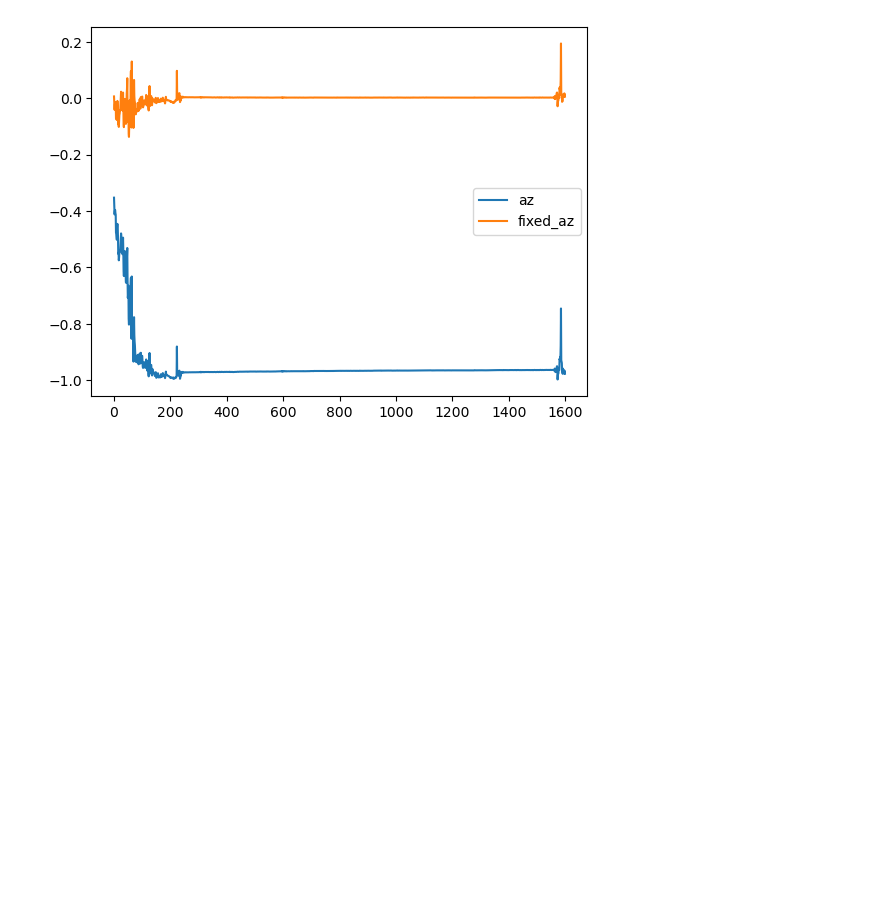
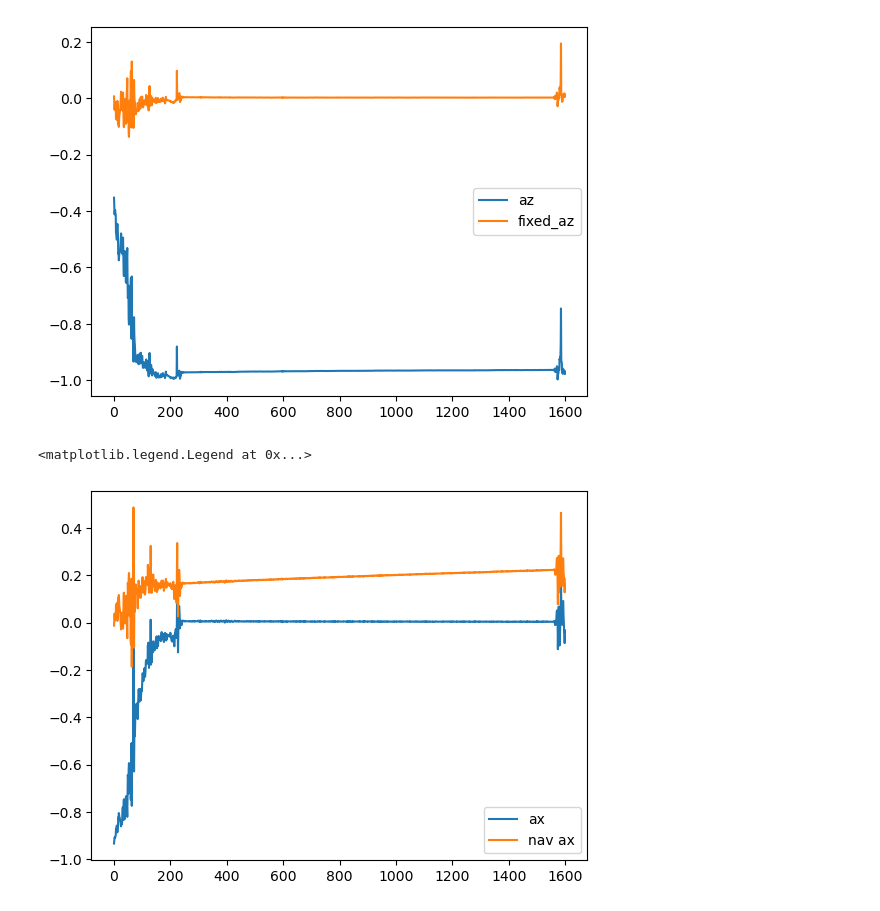
Before and after one commit to anni5701/tracePrediction, a Jupyter notebook: processing_notebook.ipynb, the cells around one changed output. Saved outputs shown, nothing was run; the diff lists cells and outputs as text; code cells hidden in the pictures; blank space fills up the shorter version.

Commit message:
noisy navigation frame data

```diff
--- a/processing_notebook.ipynb
+++ b/processing_notebook.ipynb
@@ -180,3 +180,15 @@ plt.legend()
 # %% [output]
 <matplotlib.legend.Legend at 0x...>
 [figure]
+# %%
+def navigation_acc(R: np.ndarray, acc: list):
+    nav_acc = R @ acc
+    return nav_acc[0], nav_acc[1], nav_acc[2]
+imu[['nav_ax', 'nav_ay', 'nav_az']] = imu.apply(lambda row: pd.Series(navigation_acc(row.R_b_g, [row.ax, row.ay, row.az])), axis=1)
+# %%
+plt.plot(imu.loc[:, "ax"], label="ax")
+plt.plot(imu.loc[:, "nav_ax"],label ="nav ax")
+plt.legend()
+# %% [output]
+<matplotlib.legend.Legend at 0x...>
+[figure, added]
```
Also changed, not shown: parts of 19 cells of this notebook.
